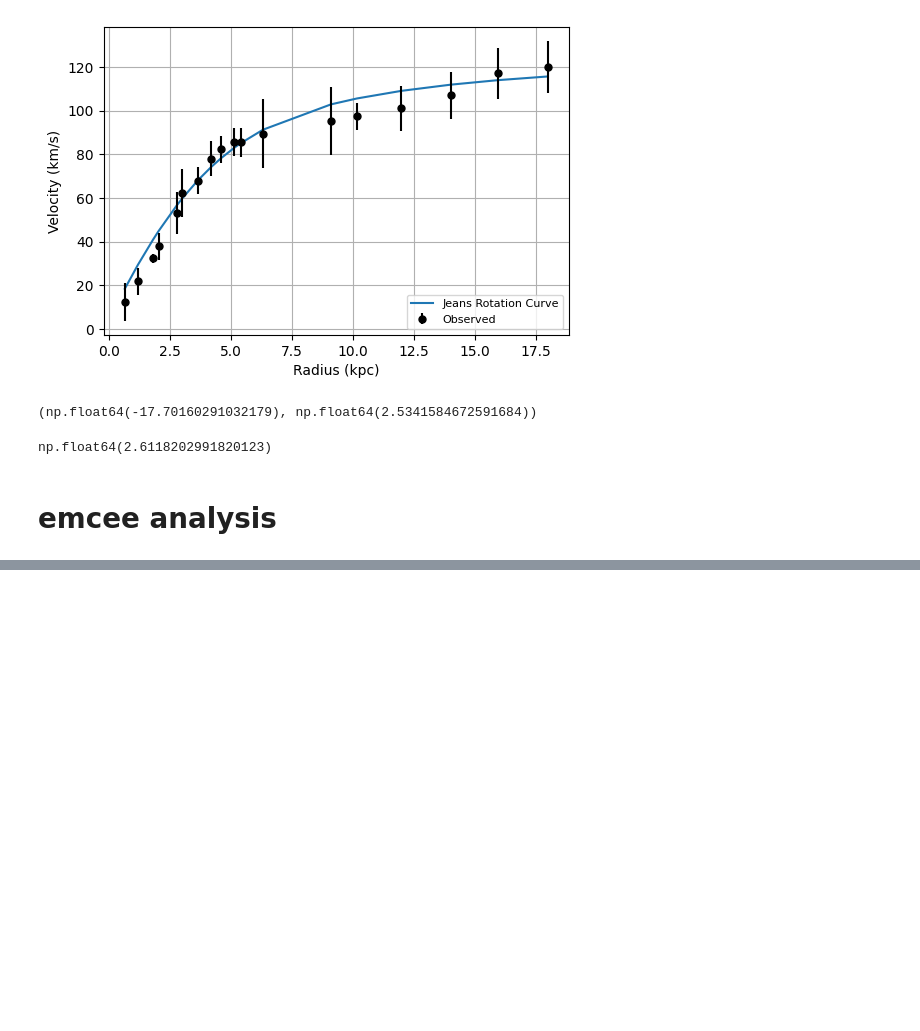
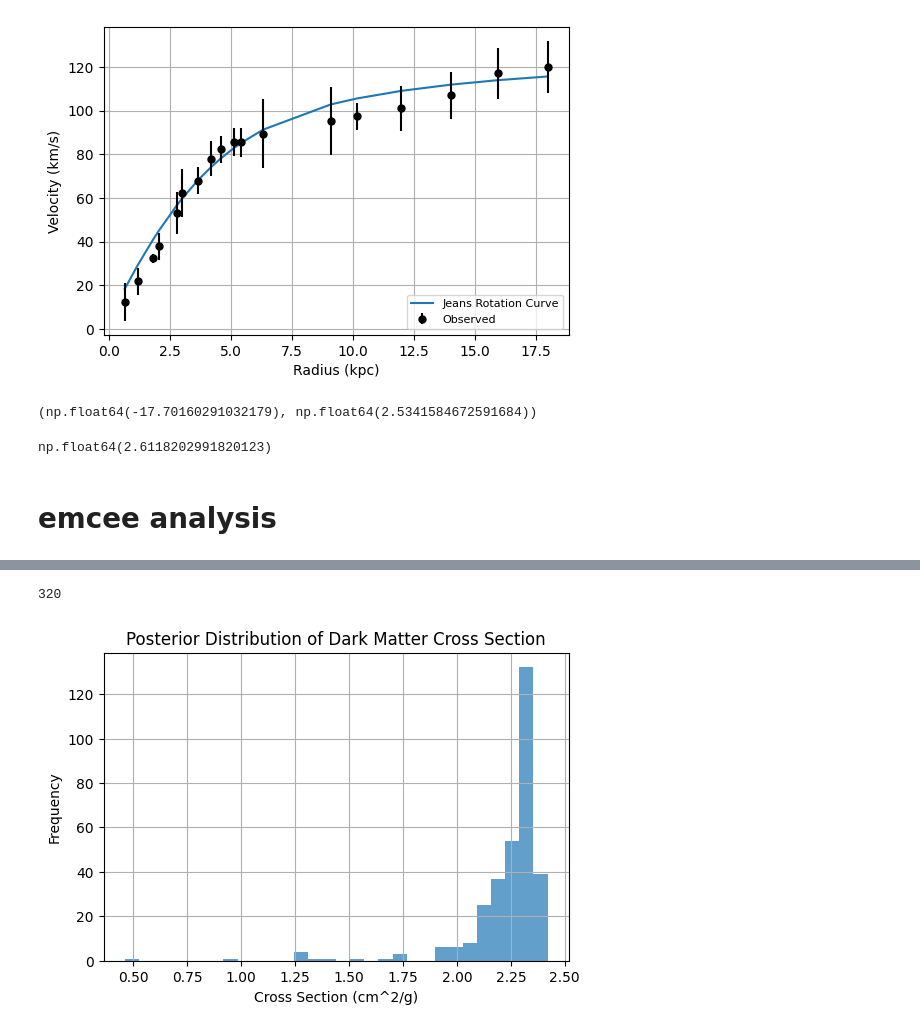
Before and after one commit to AdamSmithOrlik/sidm-rotation-curves-SPARC, a Jupyter notebook: dev.ipynb, the cells around one changed output, grey strips where cells are left out. Cells and saved outputs as stored; diff of their text form; code cells hidden in the pictures; blank space fills up the shorter version.

```diff
--- a/dev.ipynb
+++ b/dev.ipynb
@@ -605,0 +606,14 @@ plt.show()
+# %%
+blobs = reader.get_blobs(flat=True)
+cross_section = blobs['cross-section']
+print(len(cross_section))
+plt.figure(figsize=(6,4))
+plt.hist(cross_section, bins=30, color='C0', alpha=0.7)
+plt.xlabel('Cross Section (cm^2/g)')
+plt.ylabel('Frequency')
+plt.title('Posterior Distribution of Dark Matter Cross Section')
+plt.grid()
+plt.show()
+# %% [output]
+320
+[figure, added]
```
Also changed, not shown: parts of 11 cells of this notebook, 6 other files.
